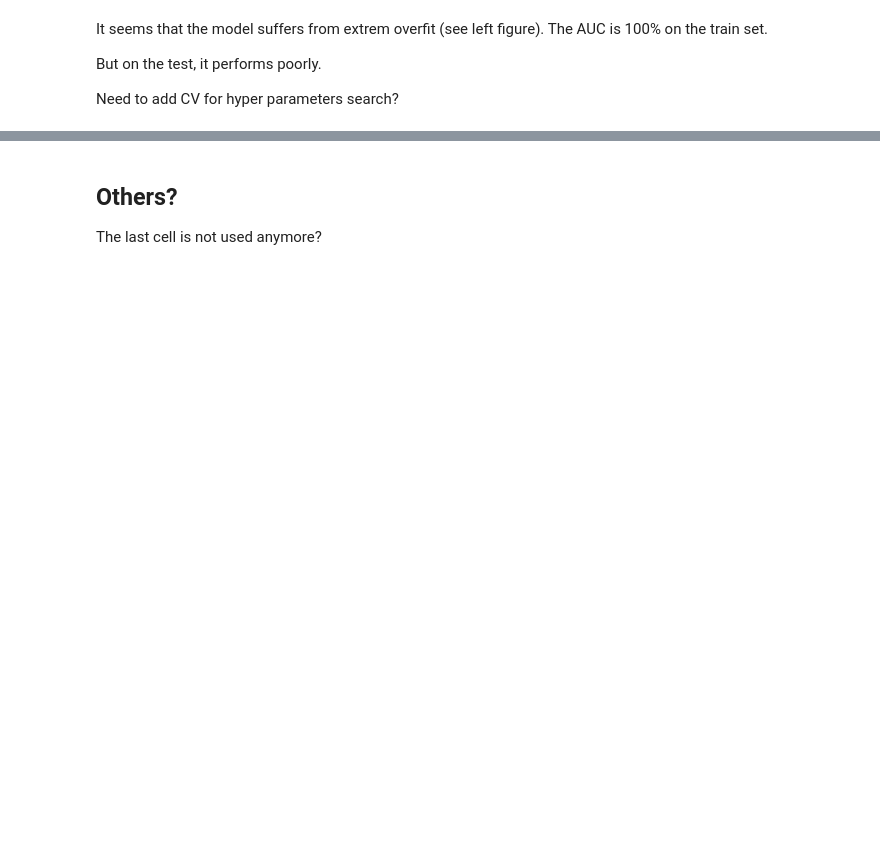
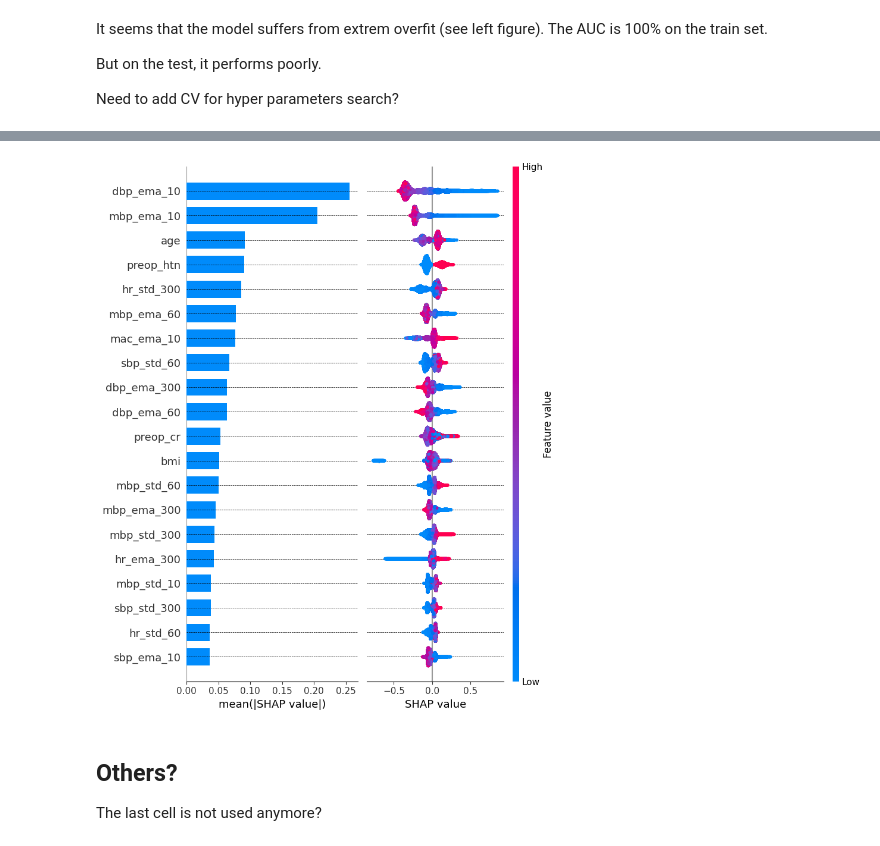
Before and after one commit to BobAubouin/hypotension_pred, a Jupyter notebook: scripts/experiments/xgboost_model.ipynb, the cells around one changed output, grey strips where cells are left out. Saved outputs shown, nothing was run; the diff lists cells and outputs as text; code cells hidden in the pictures; blank space fills up the shorter version.

```diff
--- a/scripts/experiments/xgboost_model.ipynb
+++ b/scripts/experiments/xgboost_model.ipynb
@@ -242,3 +179,35 @@ It seems that the model suffers from extrem overfit (see left figure). The AUC i
 But on the test, it performs poorly.
 
 Need to add CV for hyper parameters search?
+# %%
+# use SHAP to explain the model
+shap.initjs()
+nb_max_feature = 20
+
+model = xgb.Booster()
+model.load_model(f'data/models/xgb.json')
+explainer = shap.TreeExplainer(model)
+shap_values = explainer.shap_values(data[FEATURE_NAME])
+test_data = data[FEATURE_NAME]
+
+
+
+# plot the SHAP value
+plt.figure(figsize=(12, 5))
+plt.subplot(1, 2, 1)
+for i in range(nb_max_feature):
+    plt.axhline(y=i, color='black', linestyle='--', linewidth=0.5)
+shap.summary_plot(shap_values, test_data, feature_names=FEATURE_NAME, show=False, plot_type="bar", max_display=nb_max_feature)
+plt.xlabel('mean(|SHAP value|)')
+plt.subplot(1, 2, 2)
+shap.summary_plot(shap_values, test_data, feature_names=FEATURE_NAME, show=False, max_display=nb_max_feature)
+#remove the y thick label
+plt.gca().set_yticklabels([])
+plt.xlabel('SHAP value')
+plt.tight_layout()
+#add horizontal line for each feture
+for i in range(nb_max_feature):
+    plt.axhline(y=i, color='black', linestyle='--', linewidth=0.5)
+# plt.savefig('./report/figures/shap_xgboost.pdf', bbox_inches='tight', dpi=600)
+plt.show()
+# %% [output]
@@ -245,3 +215,4 @@ Need to add CV for hyper parameters search?
+[figure, added]
 # %% [markdown]
 ## Others?
 
```
Also changed, not shown: parts of 12 cells of this notebook.
